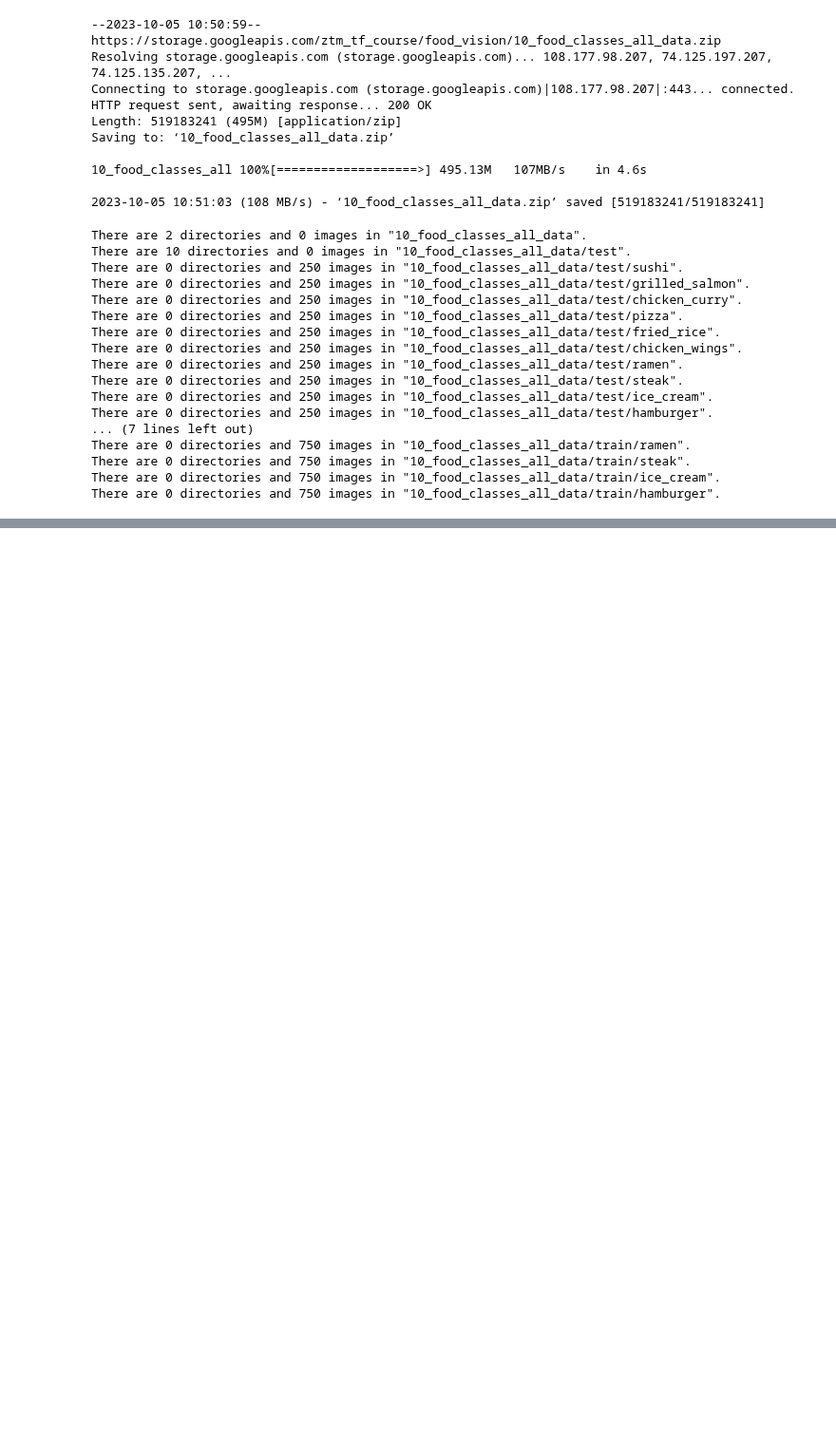
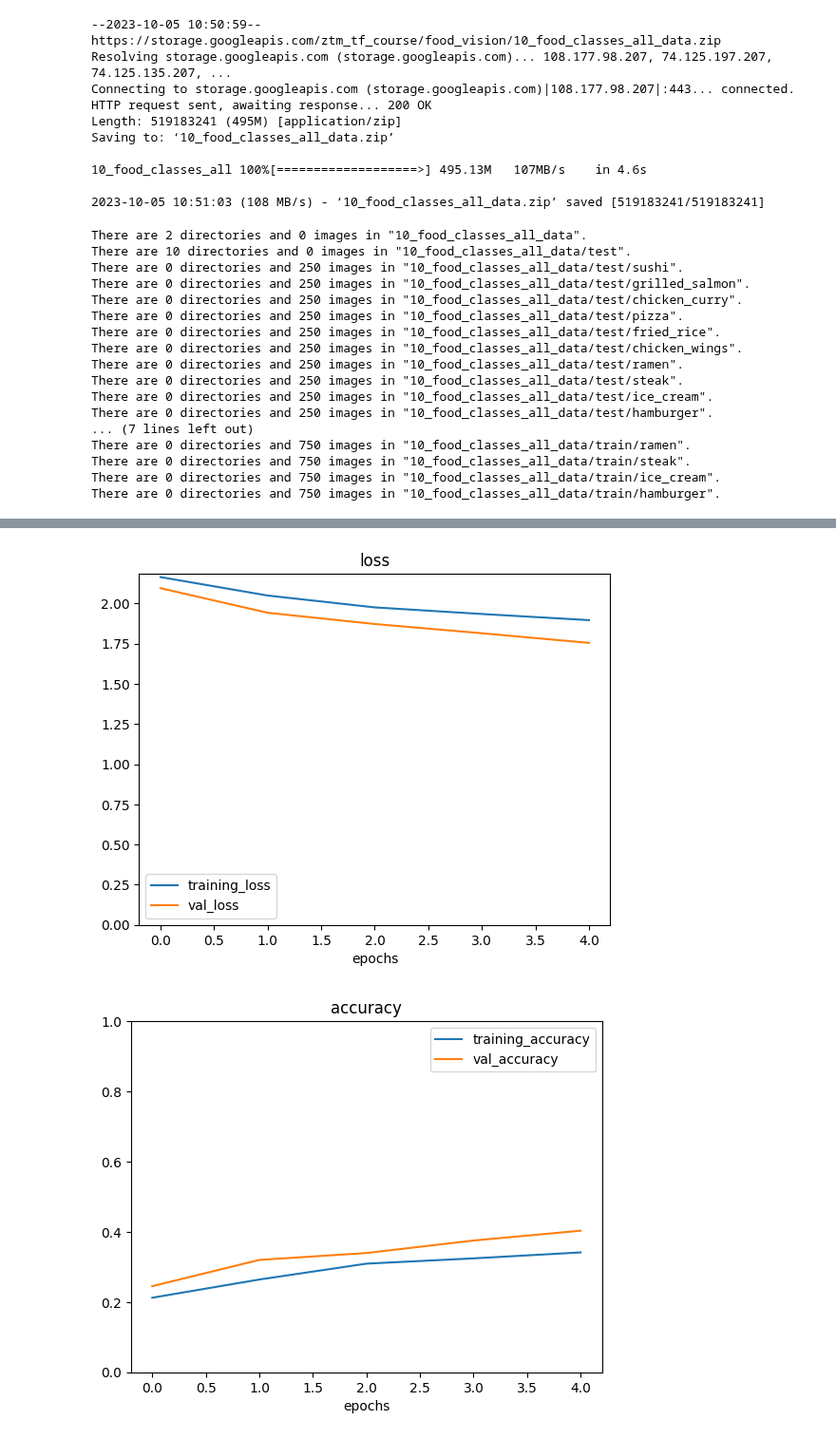
Before and after one commit to kacper-dobrow/tensorflow-course, a Jupyter notebook: 03_introduction_to_CNN_and_computer_vision.ipynb, the cells around one changed output, grey strips where cells are left out. Shown at 95% size. Saved outputs shown, nothing was run; the diff lists cells and outputs as text; code cells hidden in the pictures; blank space fills up the shorter version.

```diff
--- a/03_introduction_to_CNN_and_computer_vision.ipynb
+++ b/03_introduction_to_CNN_and_computer_vision.ipynb
@@ -1062,0 +1206,12 @@ There are 0 directories and 750 images in "10_food_classes_all_data/train/hambur
+# %%
+# Instantiate an ImageGenerator with data augmentation
+train_datagen_augmented = ImageDataGenerator(rescale = 1./255.,
+                                             rotation_range = 1.,
+                                             width_shift_range = .01,
+                                             height_shift_range = .05,
+                                             shear_range = .2,
+                                             zoom_range = .5,
+                                             horizontal_flip = True)
+
+train_data_augmented = train_datagen_augmented.flow_from_directory(train_dir,
+                                                                   target_size = (224, 224))
@@ -1062,0 +1220,24 @@ There are 0 directories and 750 images in "10_food_classes_all_data/train/hambur
+# %%
+# Create a baseline VGG model, same as model_9
+model_11 = Sequential([
+    Conv2D(10, 3, activation = 'relu', input_shape = (224, 224, 3)),
+    Conv2D(10, 3, activation = 'relu'),
+    MaxPool2D(),
+    Conv2D(10, 3, activation = 'relu'),
+    Conv2D(10, 3, activation = 'relu'),
+    MaxPool2D(),
+    Flatten(),
+    Dense(len(class_names), activation = 'softmax')
+])
+# Can do the same thing by cloning it
+# model_11 = tf.keras.models.clone_model(model_9)
+
+# Compile the model
+model_11.compile(Adam(), 'categorical_crossentropy', 'accuracy')
+# %%
+# Fit the model
+history_11 = model_11.fit(train_data_augmented,
+                          epochs = 5,
+                          steps_per_epoch = len(train_data_augmented),
+                          validation_data = test_data,
+                          validation_steps = len(test_data))
@@ -1062,0 +1255,5 @@ There are 0 directories and 750 images in "10_food_classes_all_data/train/hambur
+# %%
+plot_loss_curves(history_11)
+# %% [output]
+[figure, added]
+[figure, added]
```
Also changed, not shown: parts of 29 cells of this notebook.
